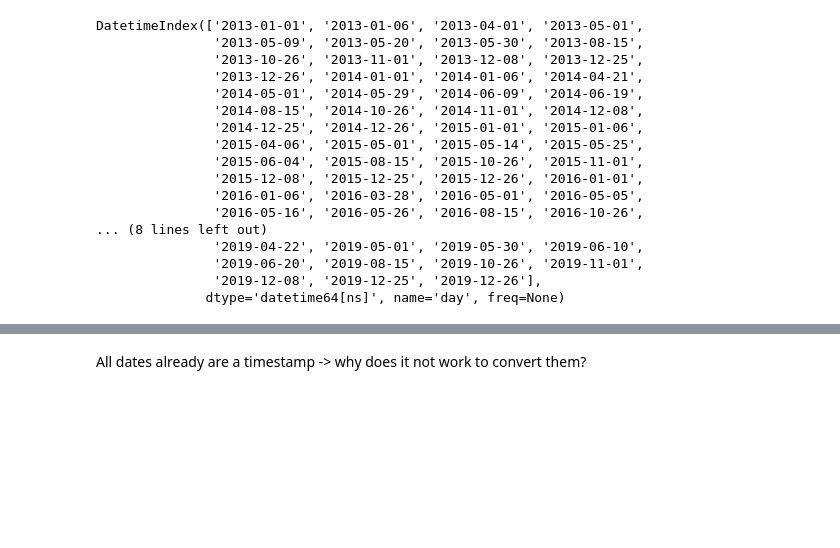
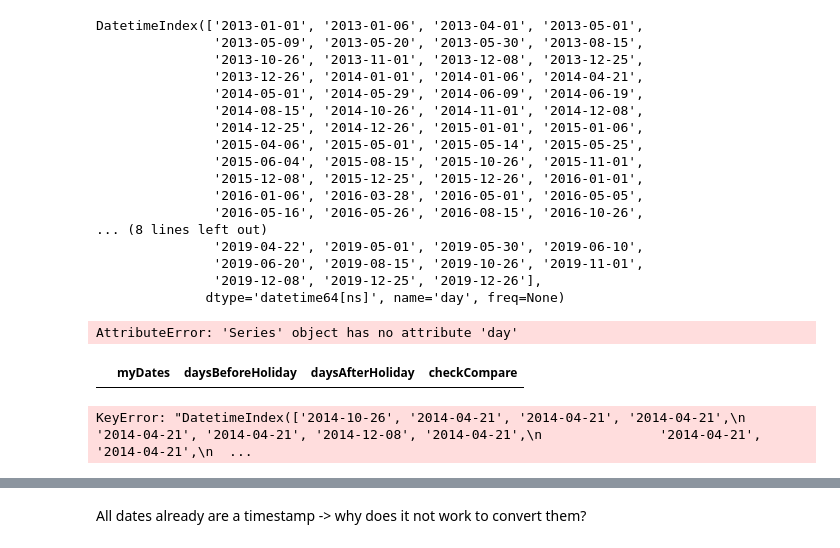
Before and after one commit to geoHeil/pythonQuestions, a Jupyter notebook: improvementsDateOperations.ipynb, the cells around one changed output, grey strips where cells are left out. Saved outputs shown, nothing was run; the diff lists cells and outputs as text; code cells hidden in the pictures; blank space fills up the shorter version.

```diff
--- a/improvementsDateOperations.ipynb
+++ b/improvementsDateOperations.ipynb
@@ -111,3 +113,15 @@ DatetimeIndex(['2013-01-01', '2013-01-06', '2013-04-01', '2013-05-01',
 datesFrame['next_date'] = holidays.index[datesFrame.myDates.apply(holidays.index.searchsorted)]
 # %%
 result['checkCompare'] = datesFrame['next_date'] - datesFrame['myDates']
+# %%
+pd.to_datetime(result.checkCompare).day
+# %% [output]
+AttributeError: 'Series' object has no attribute 'day'
+# %%
+result[result.checkCompare > pd.Timedelta('200 days')]
+# %% [output]
+|  | myDates | daysBeforeHoliday | daysAfterHoliday | checkCompare |
+# %%
+holidays[holidays.index[datesFrame.myDates.apply(holidays.index.searchsorted)]].value_counts()
+# %% [output]
+KeyError: "DatetimeIndex(['2014-10-26', '2014-04-21', '2014-04-21', '2014-04-21',\n               '2014-04-21', '2014-04-21', '2014-12-08', '2014-04-21',\n               '2014-04-21', '2014-04-21',\n  ...
```
Also changed, not shown: parts of 6 cells of this notebook.
